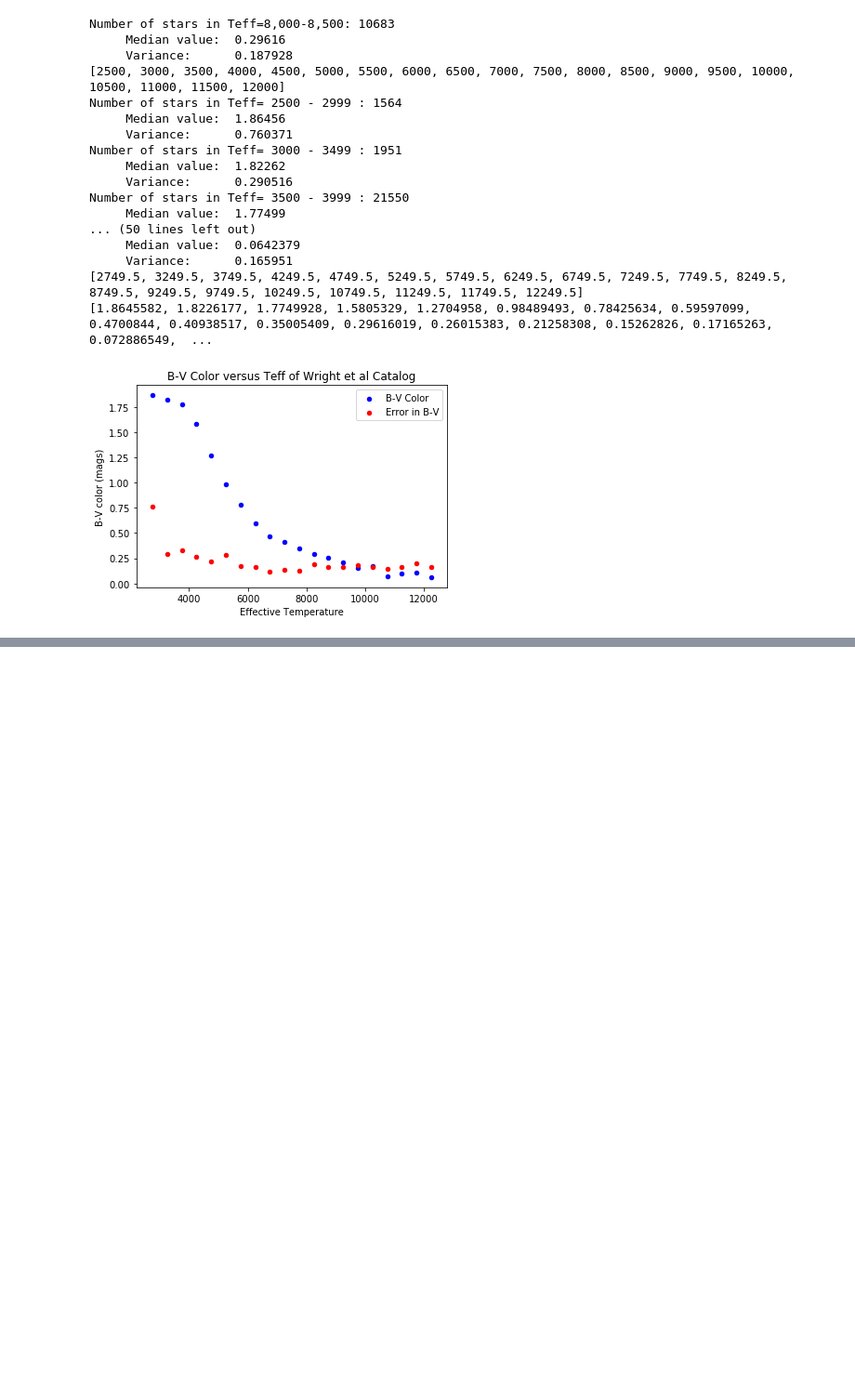
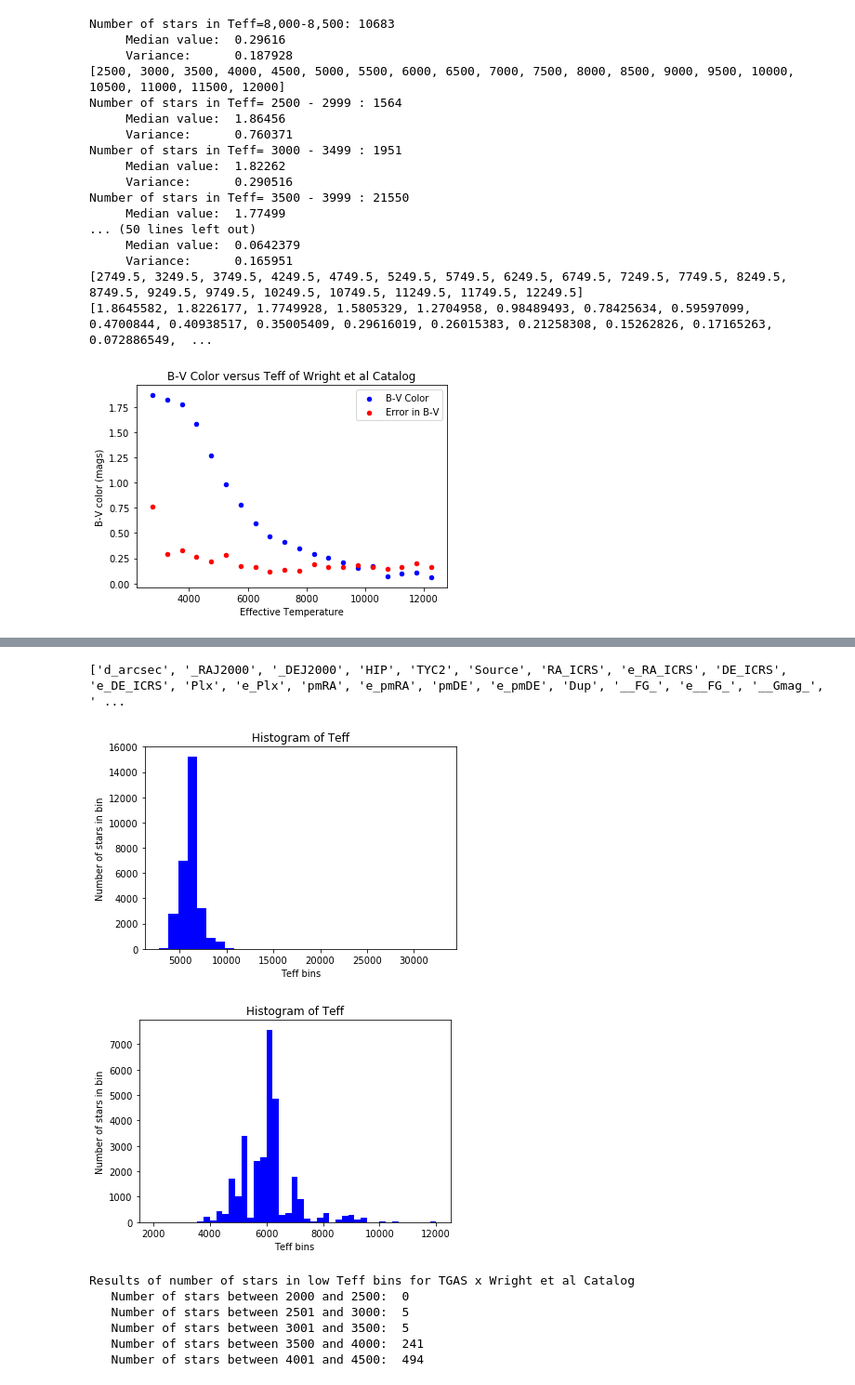
Before and after one commit to leemundy/GAIA, a Jupyter notebook: Work-Areas/lgm/notebooks/Missing-cool-stars.ipynb, the cells around one changed output, grey strips where cells are left out. Shown: that part at 93% size. Drawn from its saved outputs; the diff is of its cells as text; code cells hidden in the pictures; blank space fills up the shorter version.

```diff
--- a/Work-Areas/lgm/notebooks/Missing-cool-stars.ipynb
+++ b/Work-Areas/lgm/notebooks/Missing-cool-stars.ipynb
@@ -163,5 +162,5 @@ Number of stars in Teff= 3500 - 3999 : 21550
 [figure]
 # %%
 # Read the table
-t1 = Table.read('tgas-125max.vot',format='votable')
+t2 = Table.read('tgas125xwright.vot',format='votable')
 # %% [output]
@@ -184,0 +184,38 @@ WARNING: W49: tgas-125max.vot:143:44: W49: Empty cell illegal for integer fields
+# %%
+print(t2.colnames)
+# %% [output]
+['d_arcsec', '_RAJ2000', '_DEJ2000', 'HIP', 'TYC2', 'Source', 'RA_ICRS', 'e_RA_ICRS', 'DE_ICRS', 'e_DE_ICRS', 'Plx', 'e_Plx', 'pmRA', 'e_pmRA', 'pmDE', 'e_pmDE', 'Dup', '__FG_', 'e__FG_', '__Gmag_', ' ...
+# %%
+Teff = t2["Teff"]
+plt.title("Histogram of Teff")
+plt.xlabel('Teff bins')
+plt.ylabel('Number of stars in bin')
+plt.hist(Teff,bins=30,color='b')
+plt.show()
+
+plt.title("Histogram of Teff")
+plt.xlabel('Teff bins')
+plt.ylabel('Number of stars in bin')
+plt.hist(Teff,bins=45,range=(2000,12000),color='b')
+plt.show()
+
+print("Results of number of stars in low Teff bins for TGAS x Wright et al Catalog")
+TeffMask = ma.masked_outside(Teff,2000,2500)
+print("   Number of stars between 2000 and 2500: ", TeffMask.count())
+TeffMask = ma.masked_outside(Teff,2501,3000)
+print("   Number of stars between 2501 and 3000: ", TeffMask.count())
+TeffMask = ma.masked_outside(Teff,3001,3500)
+print("   Number of stars between 3001 and 3500: ", TeffMask.count())
+TeffMask = ma.masked_outside(Teff,3501,4000)
+print("   Number of stars between 3500 and 4000: ", TeffMask.count())
+TeffMask = ma.masked_outside(Teff,4001,4500)
+print("   Number of stars between 4001 and 4500: ", TeffMask.count())
+# %% [output]
+[figure, added]
+[figure, added]
+Results of number of stars in low Teff bins for TGAS x Wright et al Catalog
+   Number of stars between 2000 and 2500:  0
+   Number of stars between 2501 and 3000:  5
+   Number of stars between 3001 and 3500:  5
+   Number of stars between 3500 and 4000:  241
+   Number of stars between 4001 and 4500:  494
```
Also changed, not shown: parts of 3 cells of this notebook.
